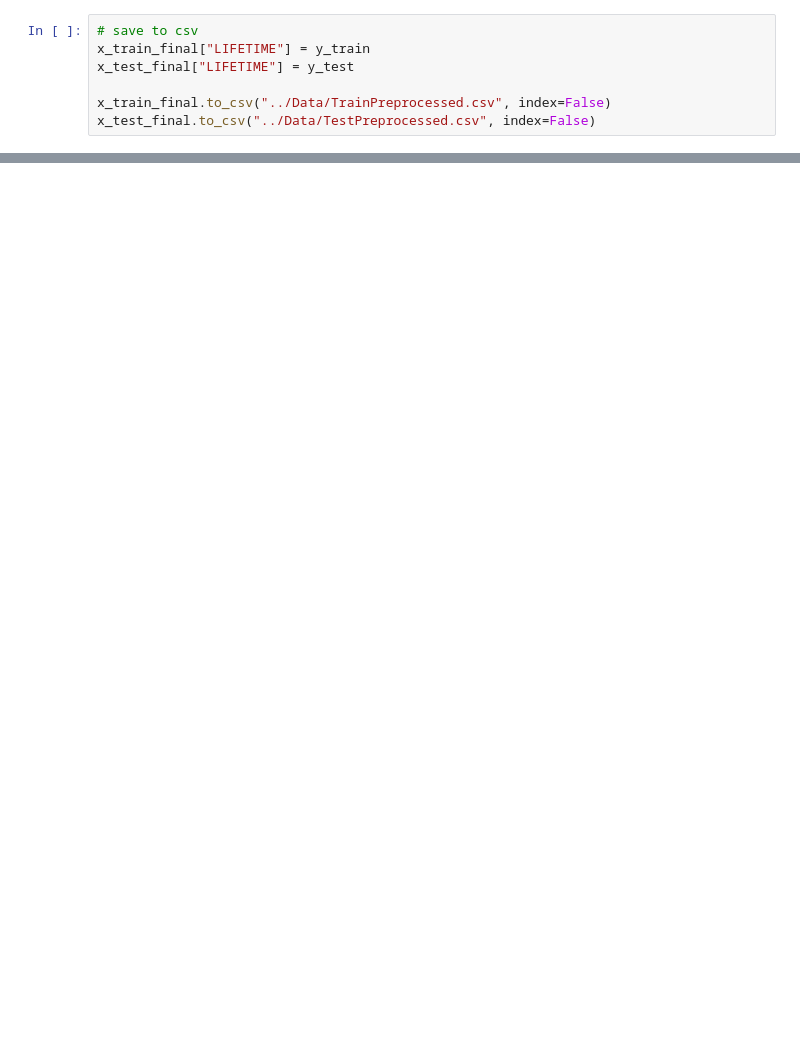
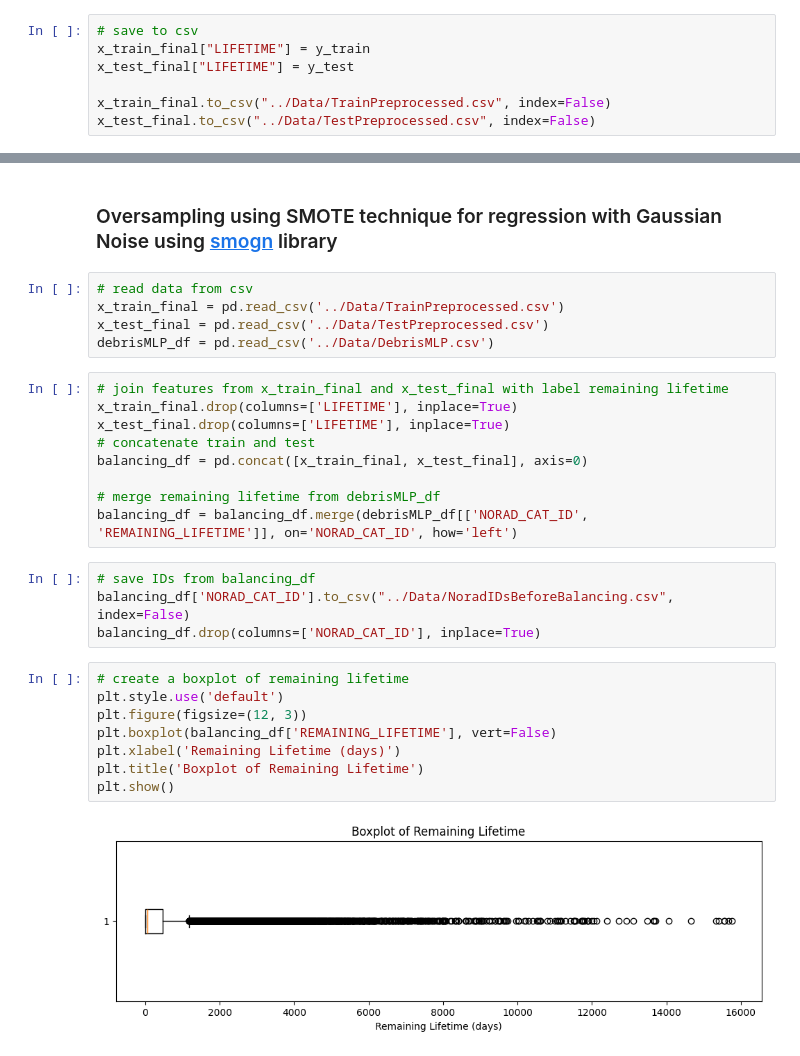
Before and after one commit to brianna404/BA_SpaceDebrisLifetimePrediction, a Jupyter notebook: Code/DataPreparation4_Preprocessing.ipynb, the cells around one changed output, grey strips where cells are left out. Cells and saved outputs as stored; diff of their text form; blank space fills up the shorter version.

```diff
--- a/Code/DataPreparation4_Preprocessing.ipynb
+++ b/Code/DataPreparation4_Preprocessing.ipynb
@@ -198,0 +191,30 @@ x_test_final.to_csv("../Data/TestPreprocessed.csv", index=False)
+# %% [markdown]
+### Oversampling using SMOTE technique for regression with Gaussian Noise using [smogn](https://pypi.org/project/smogn/) library
+# %%
+# read data from csv
+x_train_final = pd.read_csv('../Data/TrainPreprocessed.csv')
+x_test_final = pd.read_csv('../Data/TestPreprocessed.csv')
+debrisMLP_df = pd.read_csv('../Data/DebrisMLP.csv')
+# %%
+# join features from x_train_final and x_test_final with label remaining lifetime
+x_train_final.drop(columns=['LIFETIME'], inplace=True)
+x_test_final.drop(columns=['LIFETIME'], inplace=True)
+# concatenate train and test
+balancing_df = pd.concat([x_train_final, x_test_final], axis=0)
+
+# merge remaining lifetime from debrisMLP_df
+balancing_df = balancing_df.merge(debrisMLP_df[['NORAD_CAT_ID', 'REMAINING_LIFETIME']], on='NORAD_CAT_ID', how='left')
+# %%
+# save IDs from balancing_df
+balancing_df['NORAD_CAT_ID'].to_csv("../Data/NoradIDsBeforeBalancing.csv", index=False)
+balancing_df.drop(columns=['NORAD_CAT_ID'], inplace=True)
+# %%
+# create a boxplot of remaining lifetime
+plt.style.use('default')
+plt.figure(figsize=(12, 3))
+plt.boxplot(balancing_df['REMAINING_LIFETIME'], vert=False)
+plt.xlabel('Remaining Lifetime (days)')
+plt.title('Boxplot of Remaining Lifetime')
+plt.show()
+# %% [output]
+[figure, added]
```
Also changed, not shown: parts of 16 cells of this notebook, 26 other files.
